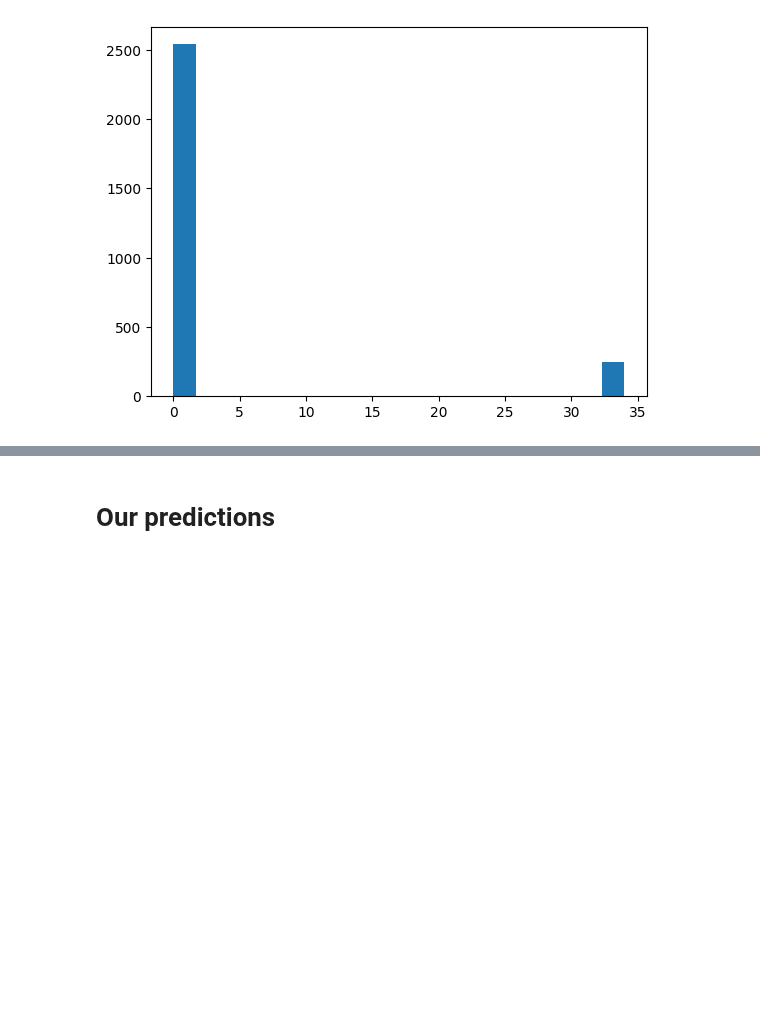
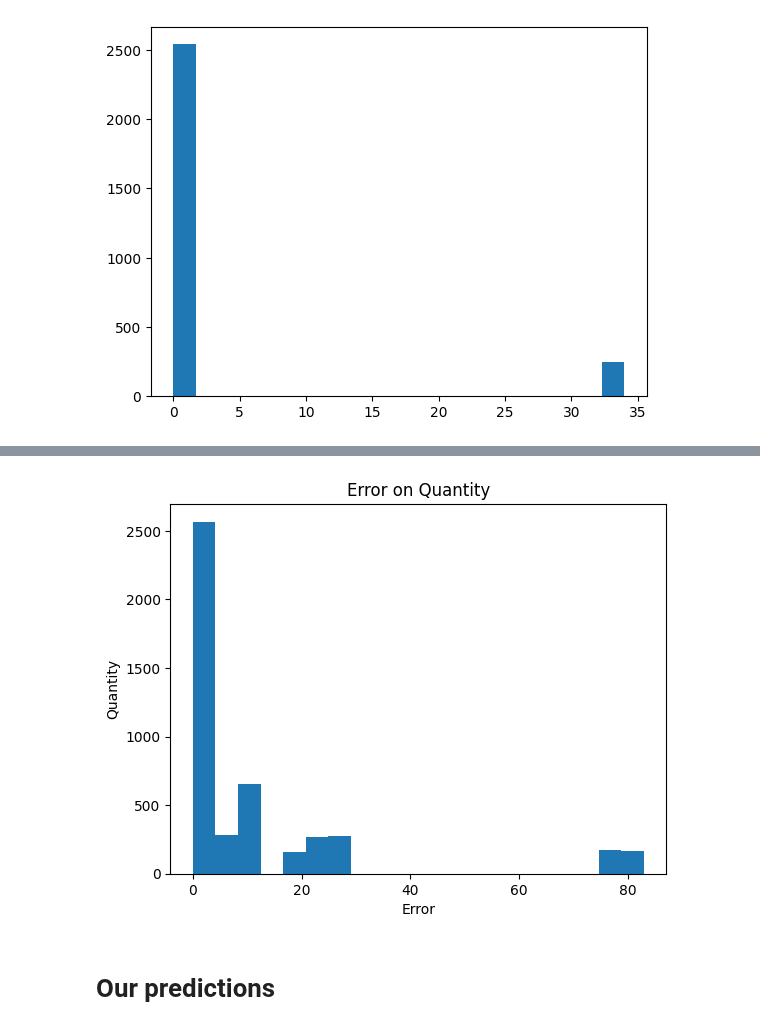
Before and after one commit to Nlasry1996/Nautica-Home, a Jupyter notebook: FamilyItemPred.ipynb, the cells around one changed output, grey strips where cells are left out. Cells and saved outputs as stored; diff of their text form; code cells hidden in the pictures; blank space fills up the shorter version.

```diff
--- a/FamilyItemPred.ipynb
+++ b/FamilyItemPred.ipynb
@@ -605,3 +711,12 @@ plt.hist(err_hist , bins=20)
+# %%
+err_hist2=np.abs(y_actual - y_pred)
+plt.hist(err_hist2 , bins=20)
+plt.xlabel('Error')
+plt.ylabel('Quantity')
+plt.title('Error on Quantity')
+plt.show()
+# %% [output]
+[figure, added]
 # %% [markdown]
 # Our predictions
 # %%
```
Also changed, not shown: parts of 8 cells of this notebook.
